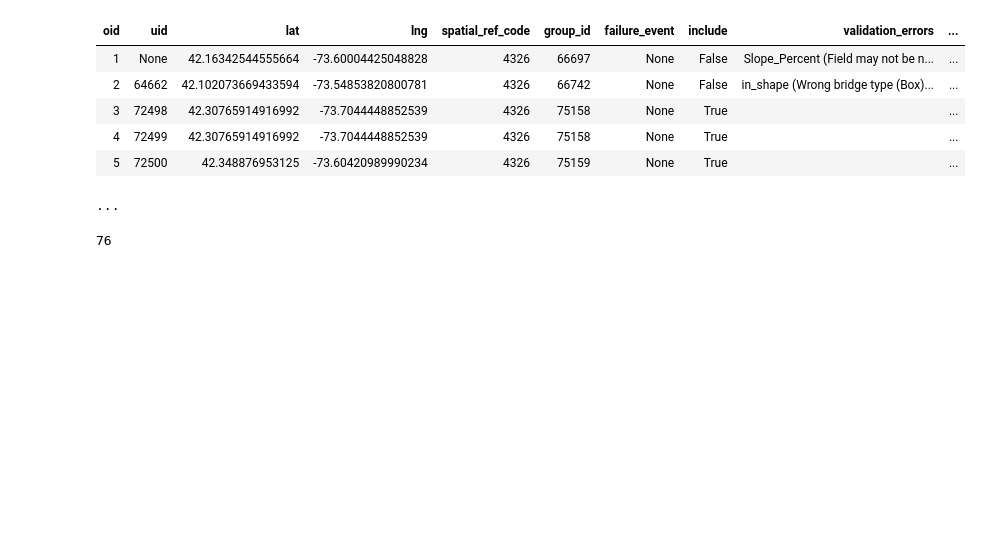
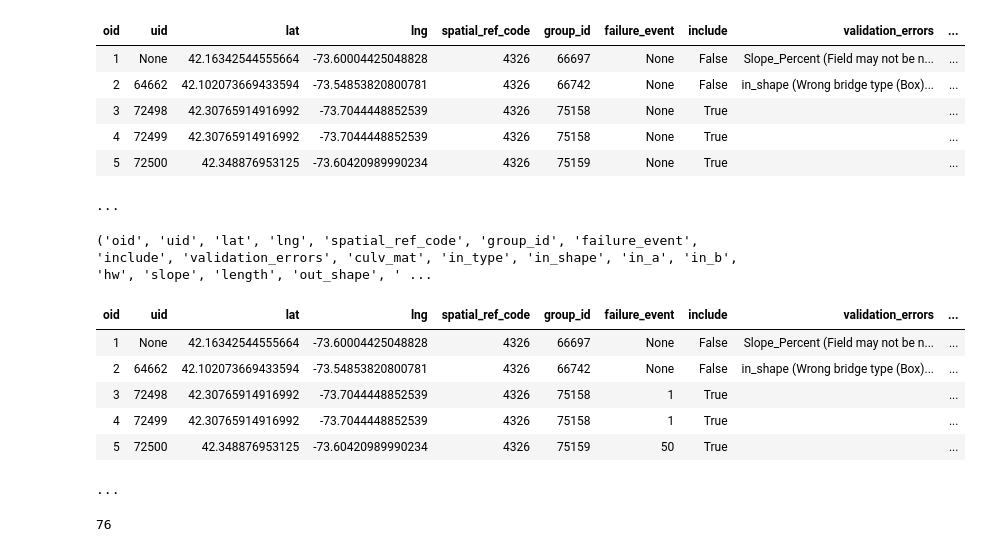
Before and after one commit to civicmapper/culvert-toolkit, a Jupyter notebook: notebooks/Points to Feature Class.ipynb, the cells around one changed output. Cells and saved outputs as stored; diff of their text form; code cells hidden in the pictures; blank space fills up the shorter version.

Commit message:
overflow workflows and summary stats

```diff
--- a/notebooks/Points to Feature Class.ipynb
+++ b/notebooks/Points to Feature Class.ipynb
@@ -25,7 +25,7 @@ shed_field_map = OrderedDict({
 })
 
 FREQUENCIES = [1,2,5,10,25,50,100,200,500,1000]
-frequency_fields = [f'{freq}yr' for freq in FREQUENCIES]
+frequency_fields = [f'y{freq}' for freq in FREQUENCIES]
 # %%
 analytics_field_map = OrderedDict({
     'culvert_peakflow_m3s': 'ppf_m3s',
@@ -79,6 +79,7 @@ pts_table
 ...
 # %%
 pts_table2 = deepcopy(pts_table)
+
 for ff in frequency_fields:
     analytics_table = etl\
         .cut(pts_table2, ['oid', ff])\
@@ -88,9 +89,6 @@ for ff in frequency_fields:
         .rename(f'{ff}_oid', 'oid')
     pts_table2 = etl.join(pts_table2, analytics_table, 'oid')
 
-    #pts_table2 = etl
-    #pts_table = etl.unpackdict(pts_table, ff)
-pts_table2 = etl.cutout(pts_table2, *frequency_fields)
 pts_table2
 # %% [output]
 | oid | uid | lat | lng | spatial_ref_code | group_id | failure_event | include | validation_errors | ... |
@@ -100,6 +98,37 @@ pts_table2
 | 4 | 72499 | 42.30765914916992 | -73.7044448852539 | 4326 | 75158 | None | True |  | ... |
 | 5 | 72500 | 42.348876953125 | -73.60420989990234 | 4326 | 75159 | None | True |  | ... |
 ...
+# %%
+h = etl.header(pts_table2)
+print(h, len(h))
+# %% [output]
+('oid', 'uid', 'lat', 'lng', 'spatial_ref_code', 'group_id', 'failure_event', 'include', 'validation_errors', 'culv_mat', 'in_type', 'in_shape', 'in_a', 'in_b', 'hw', 'slope', 'length', 'out_shape', ' ...
+# %%
+def find_max_return_period(row):
+    # convert row to dict
+    r = {k: v for k, v in zip(list(h), row)}
+    # assemble a list of all crossing overflows, ordered by frequency
+    ovfs = [f for f in [r.get(f'{ff}_crossing_overflow_m3s', None) for ff in frequency_fields] if f]
+    # filter that list to just those that don't overflow
+    handled_return_periods_idx = [ovfs.index(o) for o in ovfs if o >= 0]
+    # get the biggest event that doesn't overflow, and return it
+    if len(handled_return_periods_idx) > 0:
+        return FREQUENCIES[max(handled_return_periods_idx)]
+    return None
+
+pts_table3 = etl\
+    .convert(pts_table2, 'failure_event', lambda v, row: find_max_return_period(row), pass_row=True, failonerror=True)\
+    .cutout(*frequency_fields)\
+
+pts_table3
+# %% [output]
+| oid | uid | lat | lng | spatial_ref_code | group_id | failure_event | include | validation_errors | ... |
+| 1 | None | 42.16342544555664 | -73.60004425048828 | 4326 | 66697 | None | False | Slope_Percent (Field may not be n... | ... |
+| 2 | 64662 | 42.102073669433594 | -73.54853820800781 | 4326 | 66742 | None | False | in_shape (Wrong bridge type (Box)... | ... |
+| 3 | 72498 | 42.30765914916992 | -73.7044448852539 | 4326 | 75158 | 1 | True |  | ... |
+| 4 | 72499 | 42.30765914916992 | -73.7044448852539 | 4326 | 75158 | 1 | True |  | ... |
+| 5 | 72500 | 42.348876953125 | -73.60420989990234 | 4326 | 75159 | 50 | True |  | ... |
+...
 # %%
 len(etl.header(pts_table2))
 # %% [output]
```
Also changed, not shown: 14 other files.
